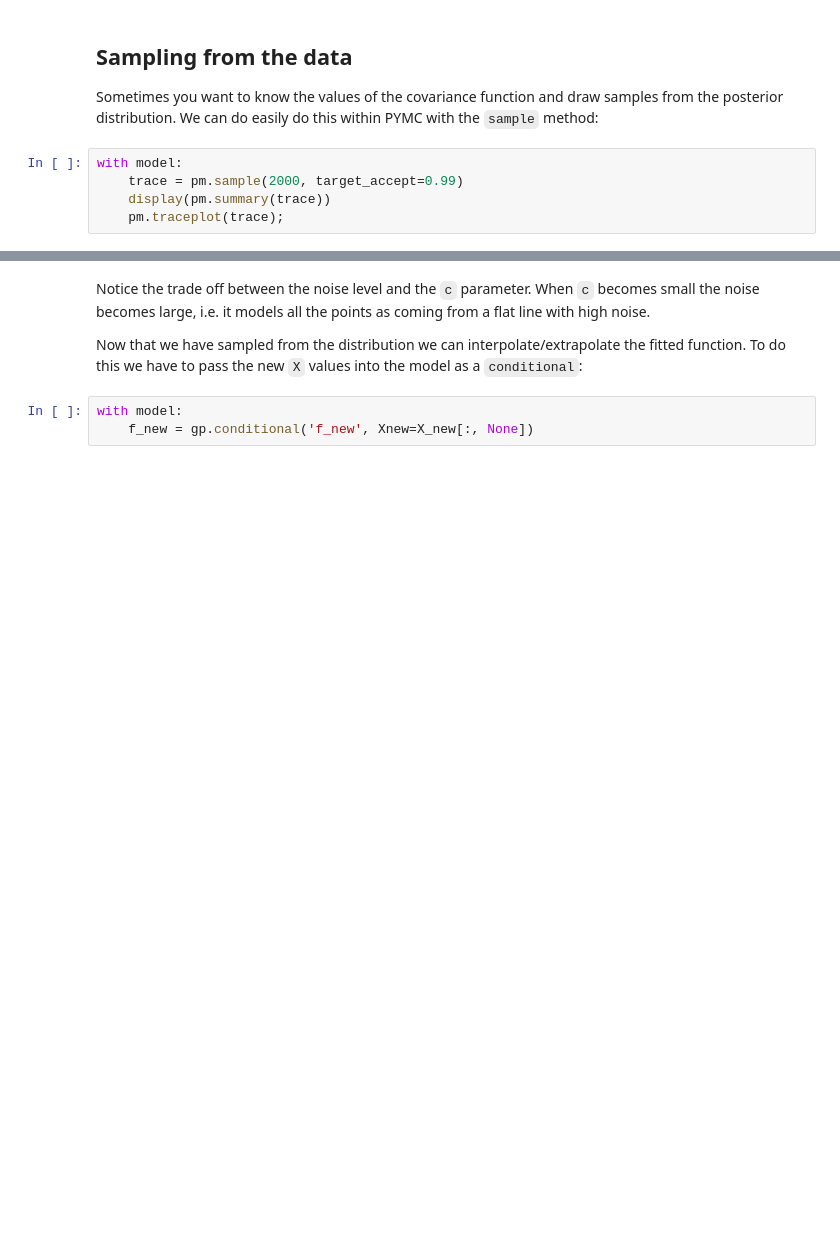
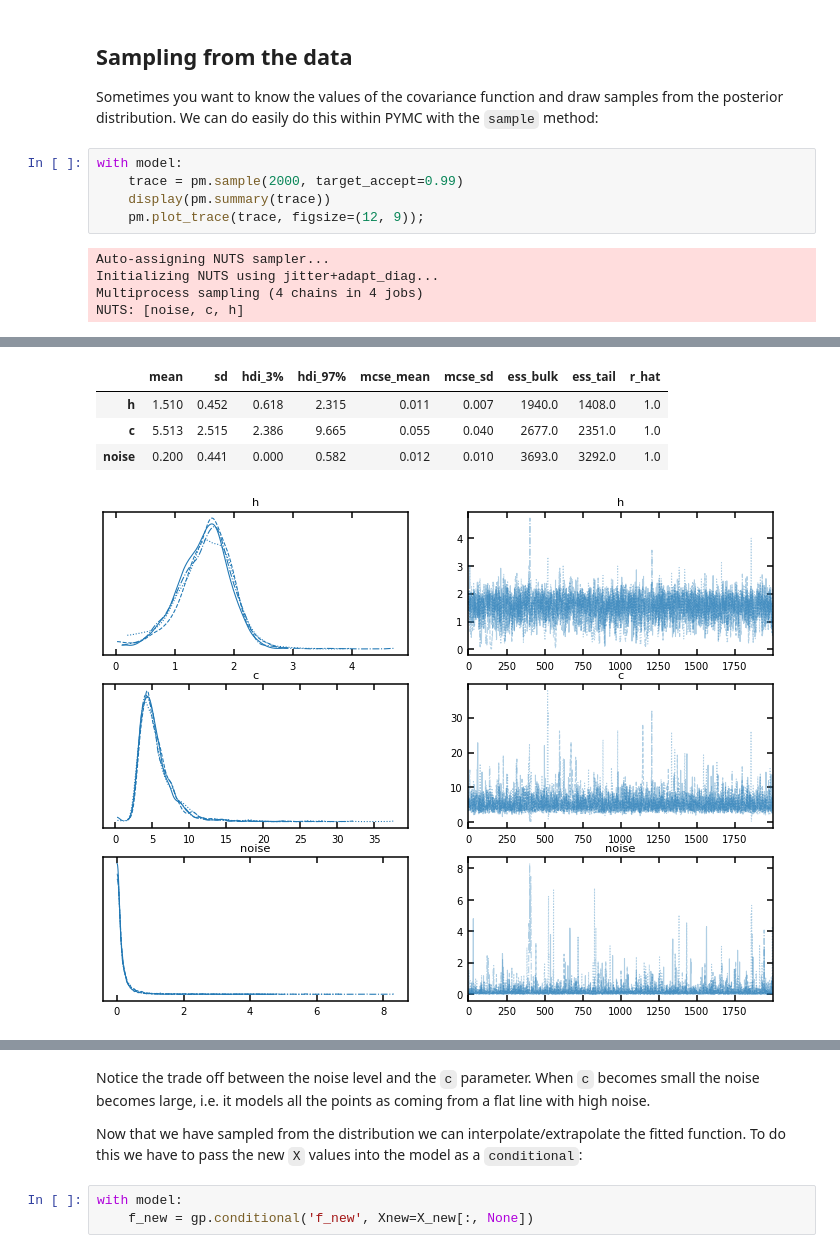
Before and after one commit to CKrawczyk/jupyter_data_languages, a Jupyter notebook: Gaussian_process_regression_pymc.ipynb, the cells around one changed output, grey strips where cells are left out. Drawn from its saved outputs; the diff is of its cells as text; blank space fills up the shorter version.

```diff
--- a/Gaussian_process_regression_pymc.ipynb
+++ b/Gaussian_process_regression_pymc.ipynb
@@ -130,4 +143,9 @@ Sometimes you want to know the values of the covariance function and draw sample
 with model:
     trace = pm.sample(2000, target_accept=0.99)
     display(pm.summary(trace))
-    pm.traceplot(trace);
+    pm.plot_trace(trace, figsize=(12, 9));
+# %% [output]
+Auto-assigning NUTS sampler...
+Initializing NUTS using jitter+adapt_diag...
+Multiprocess sampling (4 chains in 4 jobs)
+NUTS: [noise, c, h]
@@ -134,3 +155,8 @@ with model:
+|  | mean | sd | hdi_3% | hdi_97% | mcse_mean | mcse_sd | ess_bulk | ess_tail | r_hat |
+| h | 1.510 | 0.452 | 0.618 | 2.315 | 0.011 | 0.007 | 1940.0 | 1408.0 | 1.0 |
+| c | 5.513 | 2.515 | 2.386 | 9.665 | 0.055 | 0.040 | 2677.0 | 2351.0 | 1.0 |
+| noise | 0.200 | 0.441 | 0.000 | 0.582 | 0.012 | 0.010 | 3693.0 | 3292.0 | 1.0 |
+[figure, added]
 # %%
 df = pm.trace_to_dataframe(trace)
 
```
Also changed, not shown: parts of 21 cells of this notebook, 20 other files.
